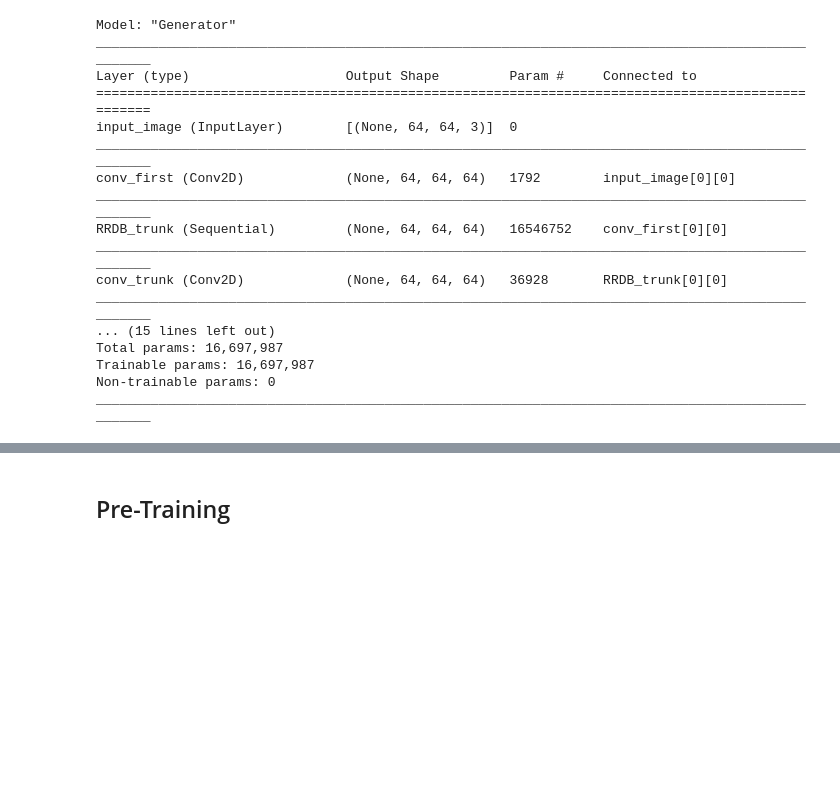
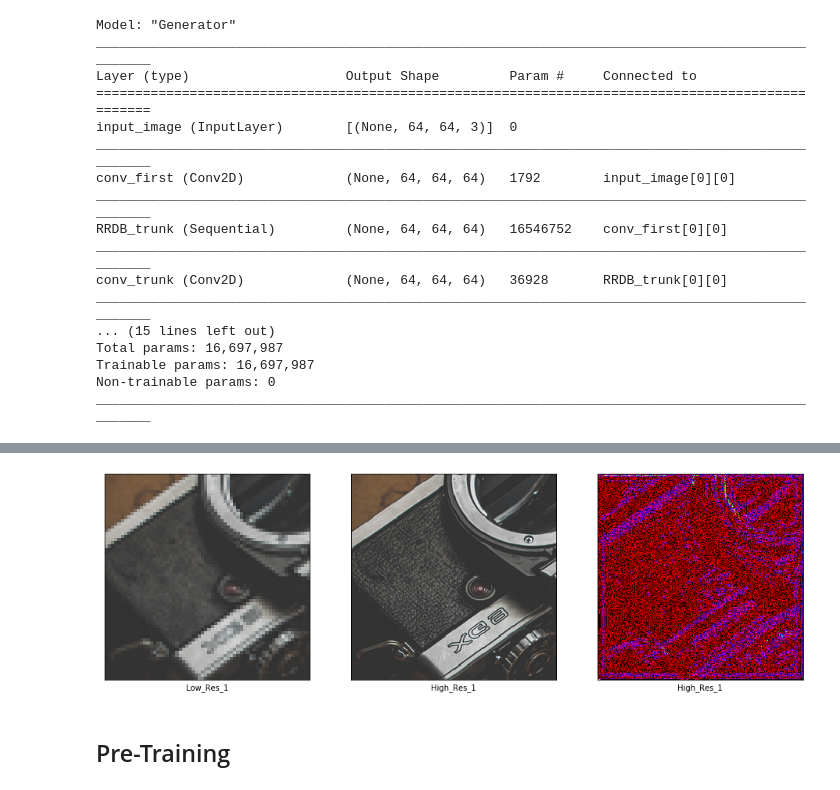
Before and after one commit to soumik12345/ESRGAN, a Jupyter notebook: Train.ipynb, the cells around one changed output, grey strips where cells are left out. Saved outputs shown, nothing was run; the diff lists cells and outputs as text; code cells hidden in the pictures; blank space fills up the shorter version.

```diff
--- a/Train.ipynb
+++ b/Train.ipynb
@@ -74,6 +74,10 @@ Total params: 16,962,761
 Trainable params: 16,957,001
 Non-trainable params: 5,760
 _________________________________________________________________
+# %%
+visualize_batch(dataset, model=generator)
+# %% [output]
+[figure, added]
 # %% [markdown]
 ## Pre-Training
 # %%
```
Also changed, not shown: parts of 2 cells of this notebook, 1 other file.
